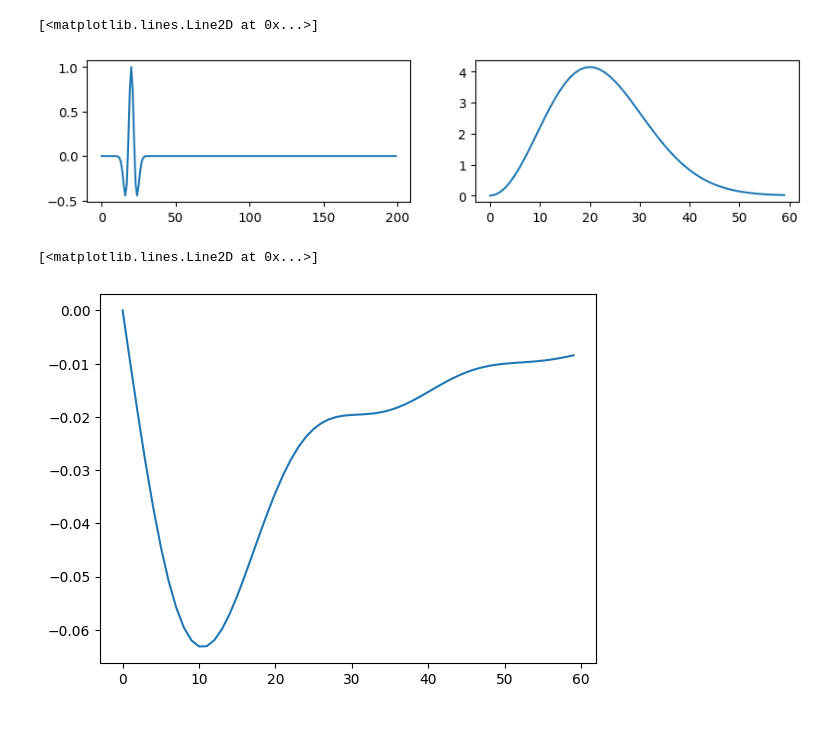
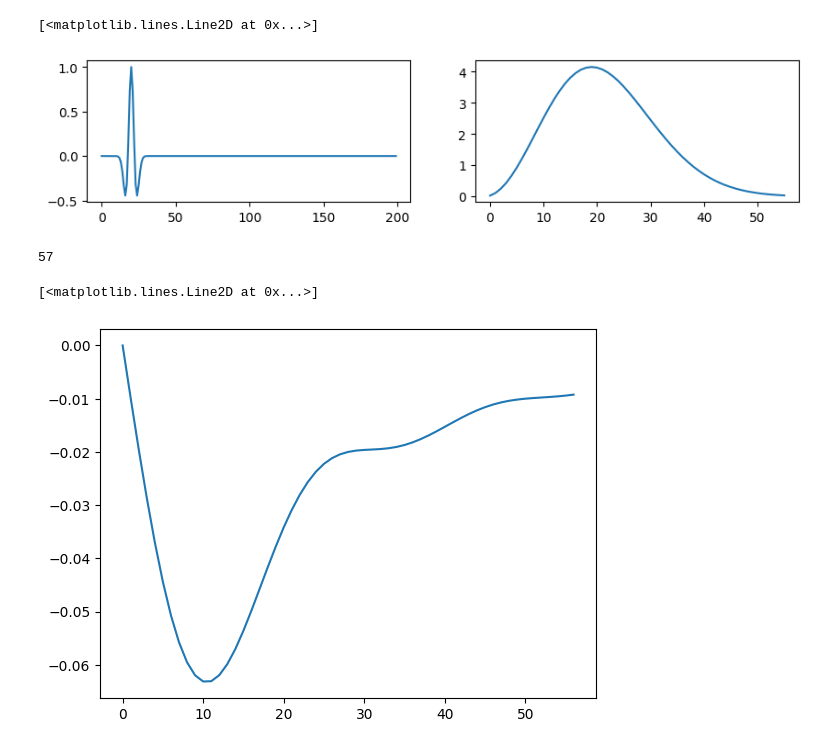
Before and after one commit to arustamm/fwix, a Jupyter notebook: propagator/jupyter/test_propagator.ipynb, the cells around one changed output. Drawn from its saved outputs; the diff is of its cells as text; code cells hidden in the pictures.

```diff
--- a/propagator/jupyter/test_propagator.ipynb
+++ b/propagator/jupyter/test_propagator.ipynb
@@ -29,28 +30,34 @@ t0 = 0.2
 wavelet = ricker_wavelet(frequency, Nt, dt, t0=t0)
 W = np.fft.fft(wavelet)
 
-dw = 1/((Nt-1)*dt) * 2*np.pi
-nw = 60
+df = 1/((Nt-1)*dt)
+of = 1.
+maxf = 30.
+nf = int((maxf-of) / df)
 f, a = plt.subplots(1,2, figsize=[10,2])
 a[0].plot(wavelet, label='Ricker Wavelet')
-a[1].plot(np.abs(W[:nw]), label="Spectrue")
+a[1].plot(np.abs(W[int(of/df):nf]), label="Spectrue")
 # %% [output]
 [<matplotlib.lines.Line2D at 0x...>]
-[figure, old version]
+[figure, new version]
+# %%
+nf
+# %% [output]
+57
 # %%
 npml_t = 10
 amax = 1e-2
 
 tpml = np.zeros(Nt)
 tpml[:npml_t] = np.linspace(0, amax, npml_t)[::-1]
 tpml[-npml_t:] = -tpml[:npml_t][::-1]
 
-wpml = np.fft.fft(tpml)[:nw]
+wpml = np.fft.fft(tpml)[:nf]
 
 plt.plot(np.imag(wpml))
 # %% [output]
 [<matplotlib.lines.Line2D at 0x...>]
-[figure, old version]
+[figure, new version]
 # %%
 nx = 200
 dx = 0.01
```
Also changed, not shown: parts of 24 cells of this notebook, 13 other files.
